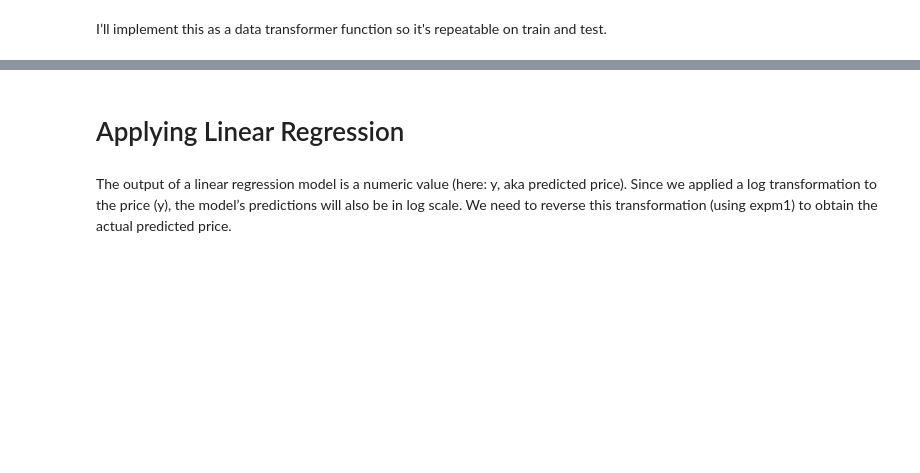
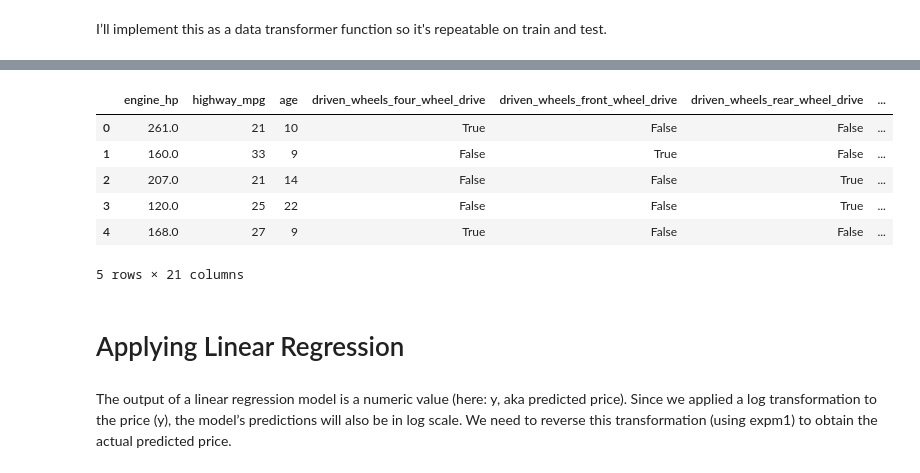
Before and after one commit to EmiTR/ML_Practice, a Jupyter notebook: PredictingPrice_LinearRegression.ipynb, the cells around one changed output, grey strips where cells are left out. Saved outputs shown, nothing was run; the diff lists cells and outputs as text; code cells hidden in the pictures; blank space fills up the shorter version.

```diff
--- a/PredictingPrice_LinearRegression.ipynb
+++ b/PredictingPrice_LinearRegression.ipynb
@@ -320,0 +371,3 @@ array(['regular_unleaded', 'premium_unleaded_(recommended)',
+# %%
+df_train_processed = data_input(df_train, current_year)
+df_train_processed.info()
@@ -321,3 +392,13 @@ array(['regular_unleaded', 'premium_unleaded_(recommended)',
+# %%
+df_train_processed.head()
+# %% [output]
+|  | engine_hp | highway_mpg | age | driven_wheels_four_wheel_drive | driven_wheels_front_wheel_drive | driven_wheels_rear_wheel_drive | ... |
+| 0 | 261.0 | 21 | 10 | True | False | False | ... |
+| 1 | 160.0 | 33 | 9 | False | True | False | ... |
+| 2 | 207.0 | 21 | 14 | False | False | True | ... |
+| 3 | 120.0 | 25 | 22 | False | False | True | ... |
+| 4 | 168.0 | 27 | 9 | True | False | False | ... |
+5 rows × 21 columns
 # %% [markdown]
 # Applying Linear Regression
 # %% [markdown]
```
Also changed, not shown: parts of 14 cells of this notebook.
